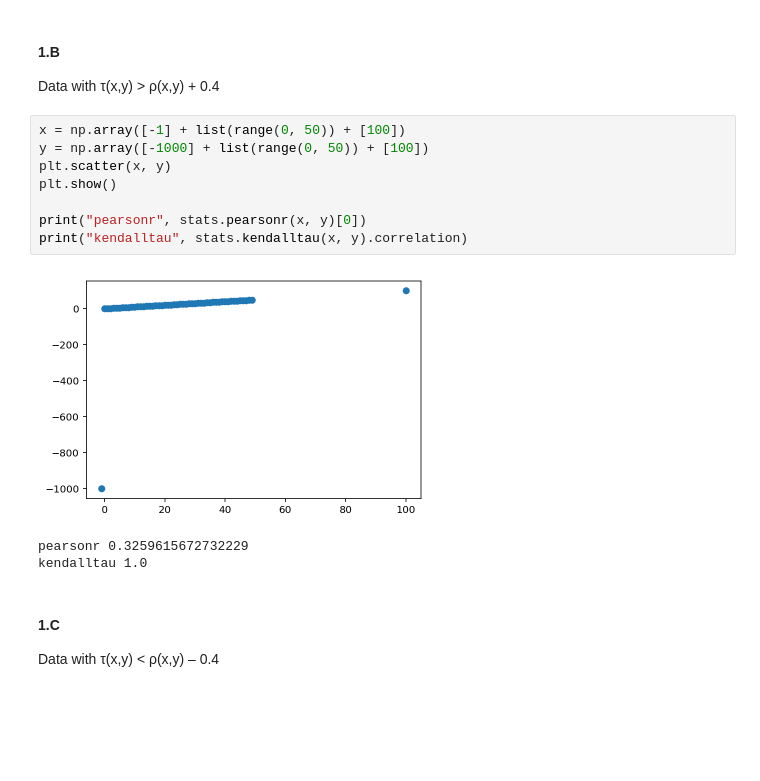
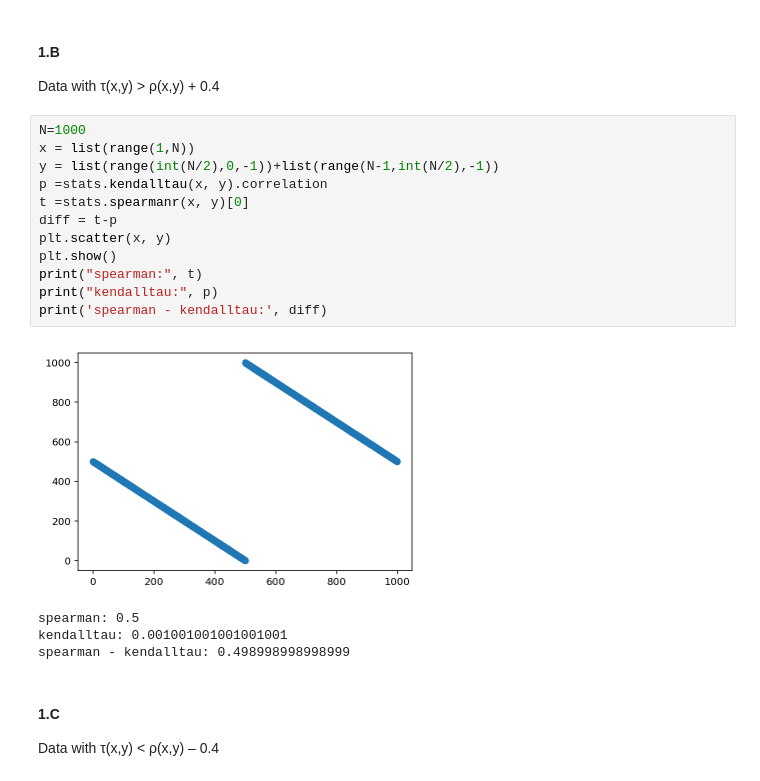
Before and after one commit to ihadanny/stat3620, a Jupyter notebook: HW3_034537969_322156159.ipynb, the cells around one changed output. Drawn from its saved outputs; the diff is of its cells as text; blank space fills up the shorter version.

```diff
--- a/HW3_034537969_322156159.ipynb
+++ b/HW3_034537969_322156159.ipynb
@@ -44,18 +44,23 @@ pearson x[:50], y[:50] -1.0
 # %% [markdown]
 #### 1.B
 Data with τ(x,y) > ρ(x,y) + 0.4
-# %%
-x = np.array([-1] + list(range(0, 50)) + [100])
-y = np.array([-1000] + list(range(0, 50)) + [100])
-plt.scatter(x, y)
-plt.show()
-
-print("pearsonr", stats.pearsonr(x, y)[0])
-print("kendalltau", stats.kendalltau(x, y).correlation)
-# %% [output]
-[figure, removed]
-pearsonr 0.3259615672732229
-kendalltau 1.0
+# %%
+N=1000
+x = list(range(1,N))
+y = list(range(int(N/2),0,-1))+list(range(N-1,int(N/2),-1))
+p =stats.kendalltau(x, y).correlation
+t =stats.spearmanr(x, y)[0]
+diff = t-p
+plt.scatter(x, y)
+plt.show()
+print("spearman:", t)
+print("kendalltau:", p)
+print('spearman - kendalltau:', diff)
+# %% [output]
+[figure, added]
+spearman: 0.5
+kendalltau: 0.001001001001001001
+spearman - kendalltau: 0.498998998998999
 # %% [markdown]
 #### 1.C
 Data with τ(x,y) < ρ(x,y) – 0.4
```
Also changed, not shown: parts of 14 cells of this notebook.
